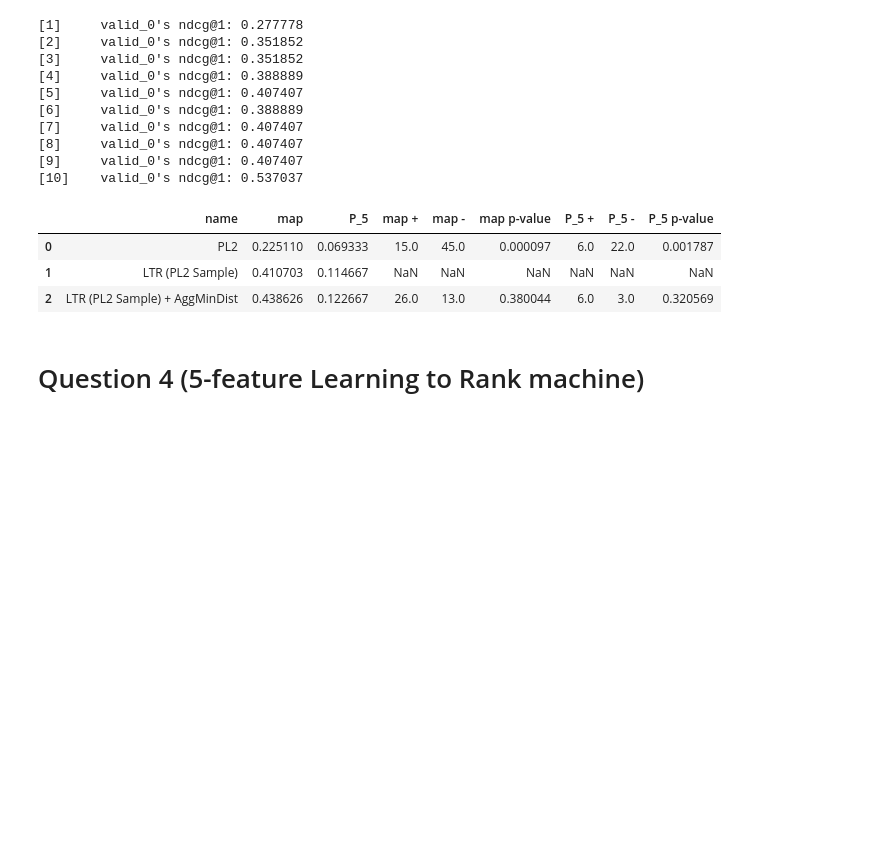
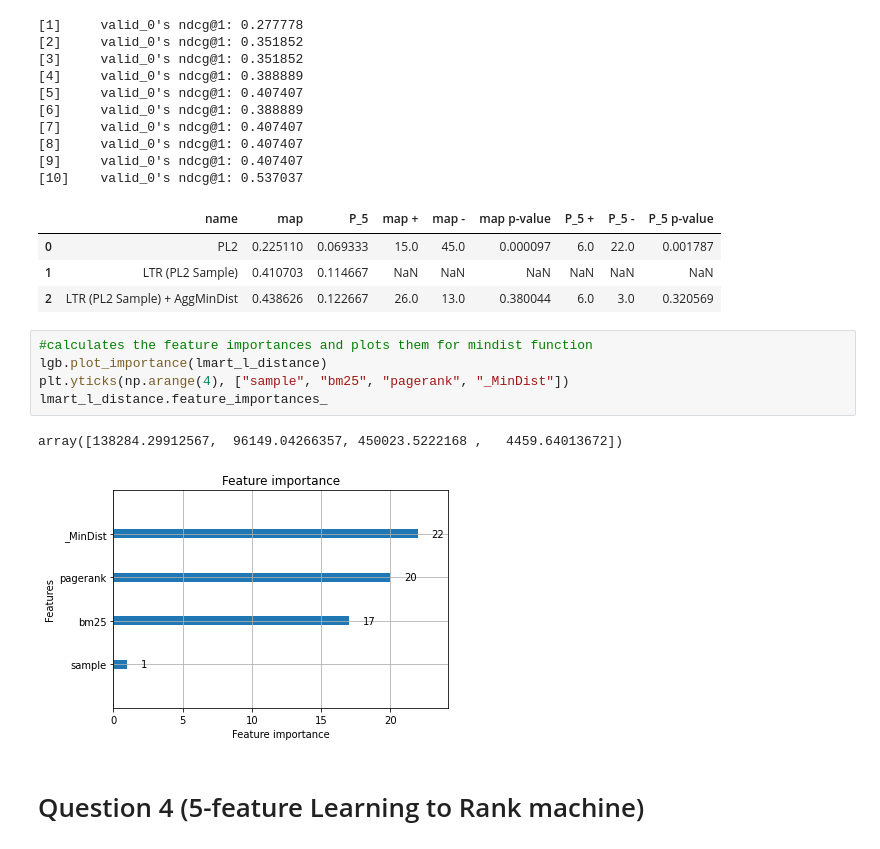
Before and after one commit to podyssea/InformationRetrieval, a Jupyter notebook: InformationRetrievalExercise2_2210049p.ipynb, the cells around one changed output. Cells and saved outputs as stored; diff of their text form; blank space fills up the shorter version.

```diff
--- a/InformationRetrievalExercise2_2210049p.ipynb
+++ b/InformationRetrievalExercise2_2210049p.ipynb
@@ -500,6 +532,14 @@ pt.Experiment([stage12, lmart_l_pipe, boosted_model_dist], test_topics, test_qre
 | 0 | PL2 | 0.225110 | 0.069333 | 15.0 | 45.0 | 0.000097 | 6.0 | 22.0 | 0.001787 |
 | 1 | LTR (PL2 Sample) | 0.410703 | 0.114667 | NaN | NaN | NaN | NaN | NaN | NaN |
 | 2 | LTR (PL2 Sample) + AggMinDist | 0.438626 | 0.122667 | 26.0 | 13.0 | 0.380044 | 6.0 | 3.0 | 0.320569 |
+# %%
+#calculates the feature importances and plots them for mindist function
+lgb.plot_importance(lmart_l_distance)
+plt.yticks(np.arange(4), ["sample", "bm25", "pagerank", "_MinDist"])
+lmart_l_distance.feature_importances_
+# %% [output]
+array([138284.29912567,  96149.04266357, 450023.5222168 ,   4459.64013672])
+[figure, added]
 # %% [markdown]
 # Question 4 (5-feature Learning to Rank machine)
 # %%
```
Also changed, not shown: parts of 20 cells of this notebook.
